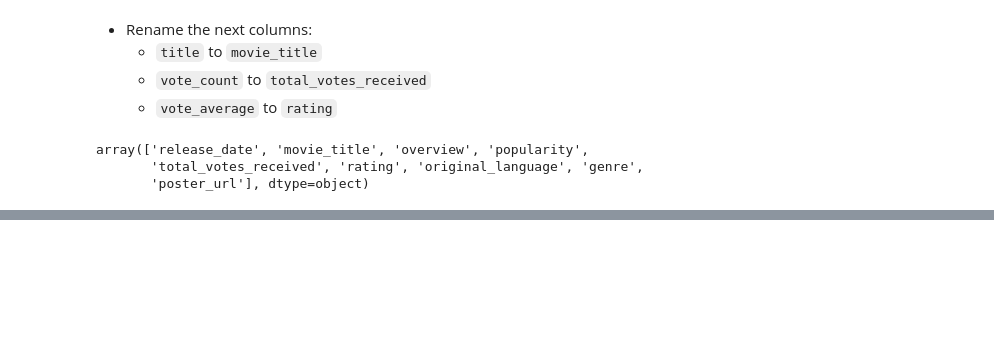
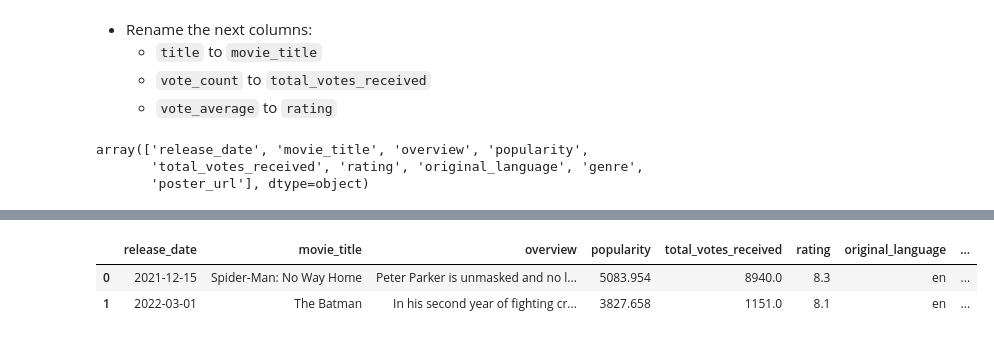
Before and after one commit to Doc-UP-AlejandroJaimes/Pandas-for-Education-Learning-through-Hands-On-Examples, a Jupyter notebook: C1-Getting-Started-with-Pandas-Basics-and-Fundamentals/C1-Introduction/C1-Introduction-To-Pandas-and-DataFrame-Structure.ipynb, the cells around one changed output, grey strips where cells are left out. Saved outputs shown, nothing was run; the diff lists cells and outputs as text; code cells hidden in the pictures; blank space fills up the shorter version.

```diff
--- a/C1-Getting-Started-with-Pandas-Basics-and-Fundamentals/C1-Introduction/C1-Introduction-To-Pandas-and-DataFrame-Structure.ipynb
+++ b/C1-Getting-Started-with-Pandas-Basics-and-Fundamentals/C1-Introduction/C1-Introduction-To-Pandas-and-DataFrame-Structure.ipynb
@@ -715,7 +716,7 @@ array(['release_date', 'movie_title', 'overview', 'popularity',
   - `vote_average` to `rating`
 # %%
 new_columns = {'title': 'movie_title', 'vote_count': 'total_votes_received', 'vote_average': 'rating'}
-movies = movies.rename(columns=new_columns)
+movies.rename(columns=new_columns, inplace=True)
 movies.columns.to_numpy()
 # %% [output]
 array(['release_date', 'movie_title', 'overview', 'popularity',
@@ -723,0 +733,2 @@ array(['release_date', 'movie_title', 'overview', 'popularity',
+# %%
+movies_copy = movies.copy()
@@ -723,0 +754,5 @@ array(['release_date', 'movie_title', 'overview', 'popularity',
+# %%
+movies_copy['release_date'] = pd.to_datetime(movies_copy['release_date'], errors='coerce')
+# %%
+#movies_copy['original_language'].apply(lambda x: x == 'en')
+movies_copy['available_in_english'] = "NO"
@@ -723,0 +779,6 @@ array(['release_date', 'movie_title', 'overview', 'popularity',
+# %%
+movies_copy.assign(available_in_english = "NO").head(2)
+# %% [output]
+|  | release_date | movie_title | overview | popularity | total_votes_received | rating | original_language | ... |
+| 0 | 2021-12-15 | Spider-Man: No Way Home | Peter Parker is unmasked and no l... | 5083.954 | 8940.0 | 8.3 | en | ... |
+| 1 | 2022-03-01 | The Batman | In his second year of fighting cr... | 3827.658 | 1151.0 | 8.1 | en | ... |
```
Also changed, not shown: parts of 37 cells of this notebook, 2 other files.
